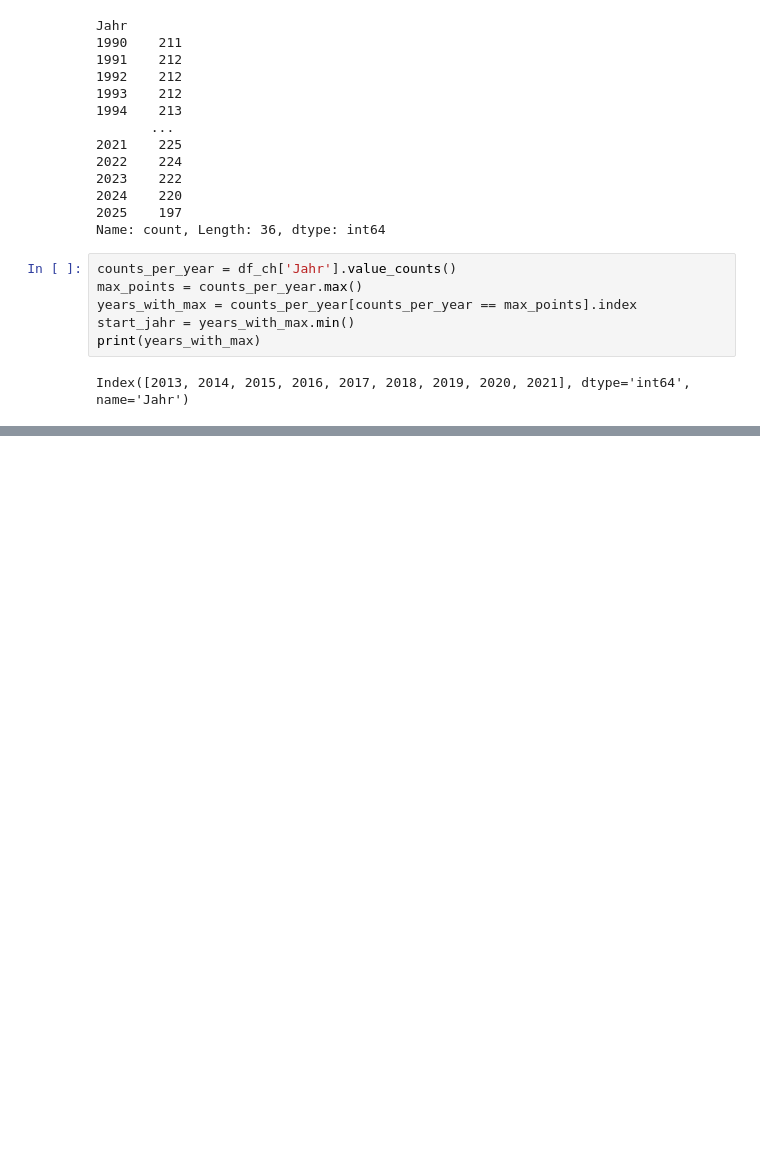
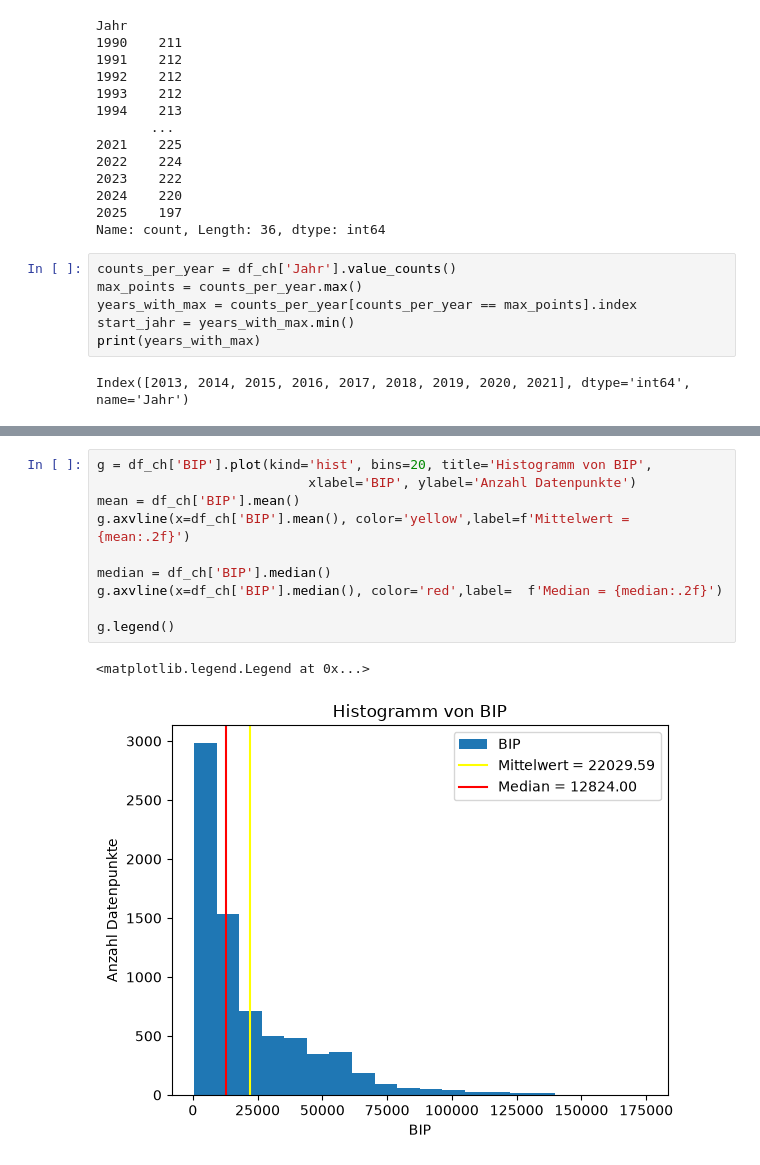
Before and after one commit to llaarriir/LN-Informatik, a Jupyter notebook: dataframe_co2.ipynb, the cells around one changed output, grey strips where cells are left out. Saved outputs shown, nothing was run; the diff lists cells and outputs as text; blank space fills up the shorter version.

```diff
--- a/dataframe_co2.ipynb
+++ b/dataframe_co2.ipynb
@@ -130,0 +157,13 @@ g.legend()
+# %%
+g = df_ch['BIP'].plot(kind='hist', bins=20, title='Histogramm von BIP',
+                           xlabel='BIP', ylabel='Anzahl Datenpunkte')
+mean = df_ch['BIP'].mean()
+g.axvline(x=df_ch['BIP'].mean(), color='yellow',label=f'Mittelwert = {mean:.2f}')
+
+median = df_ch['BIP'].median()
+g.axvline(x=df_ch['BIP'].median(), color='red',label=  f'Median = {median:.2f}')
+
+g.legend()
+# %% [output]
+<matplotlib.legend.Legend at 0x...>
+[figure, added]
```
Also changed, not shown: parts of 3 cells of this notebook.
